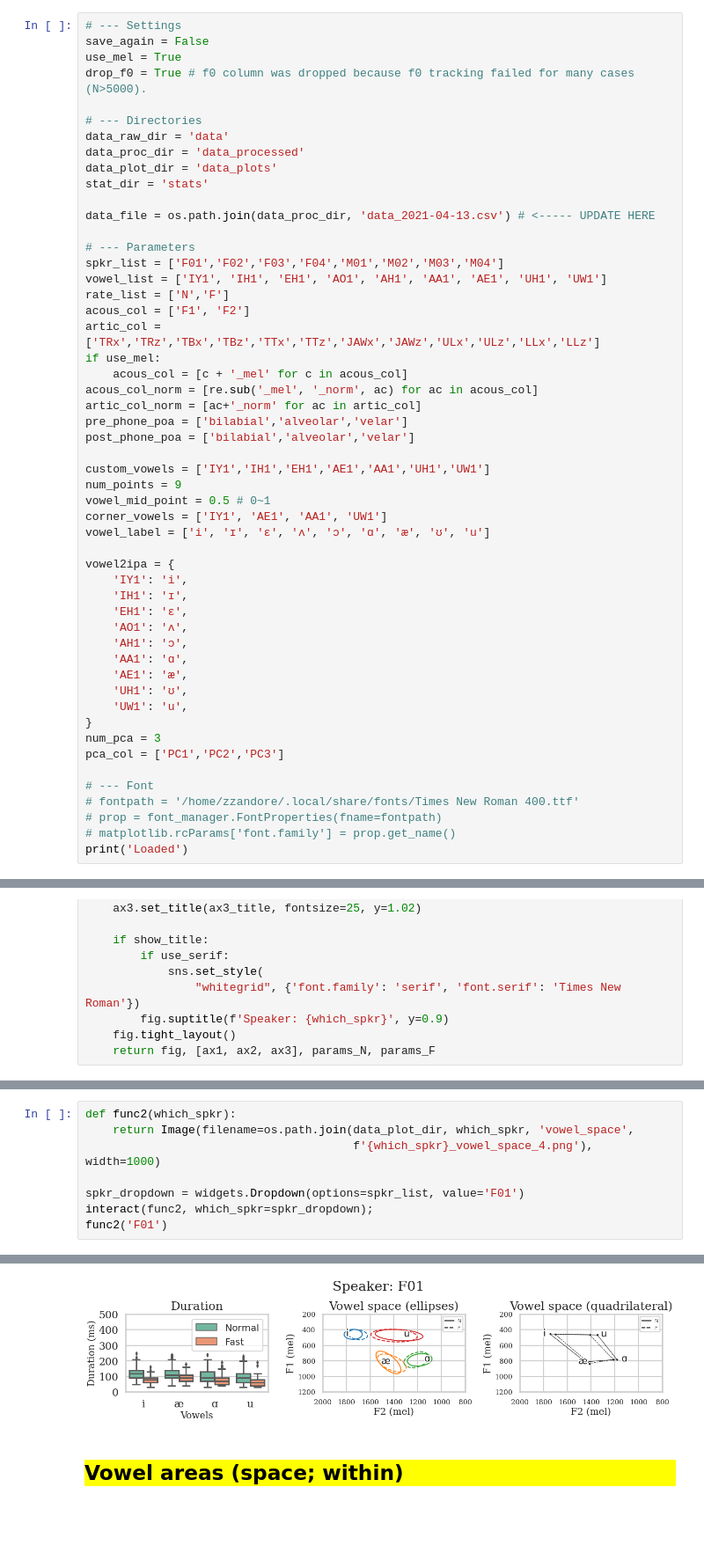
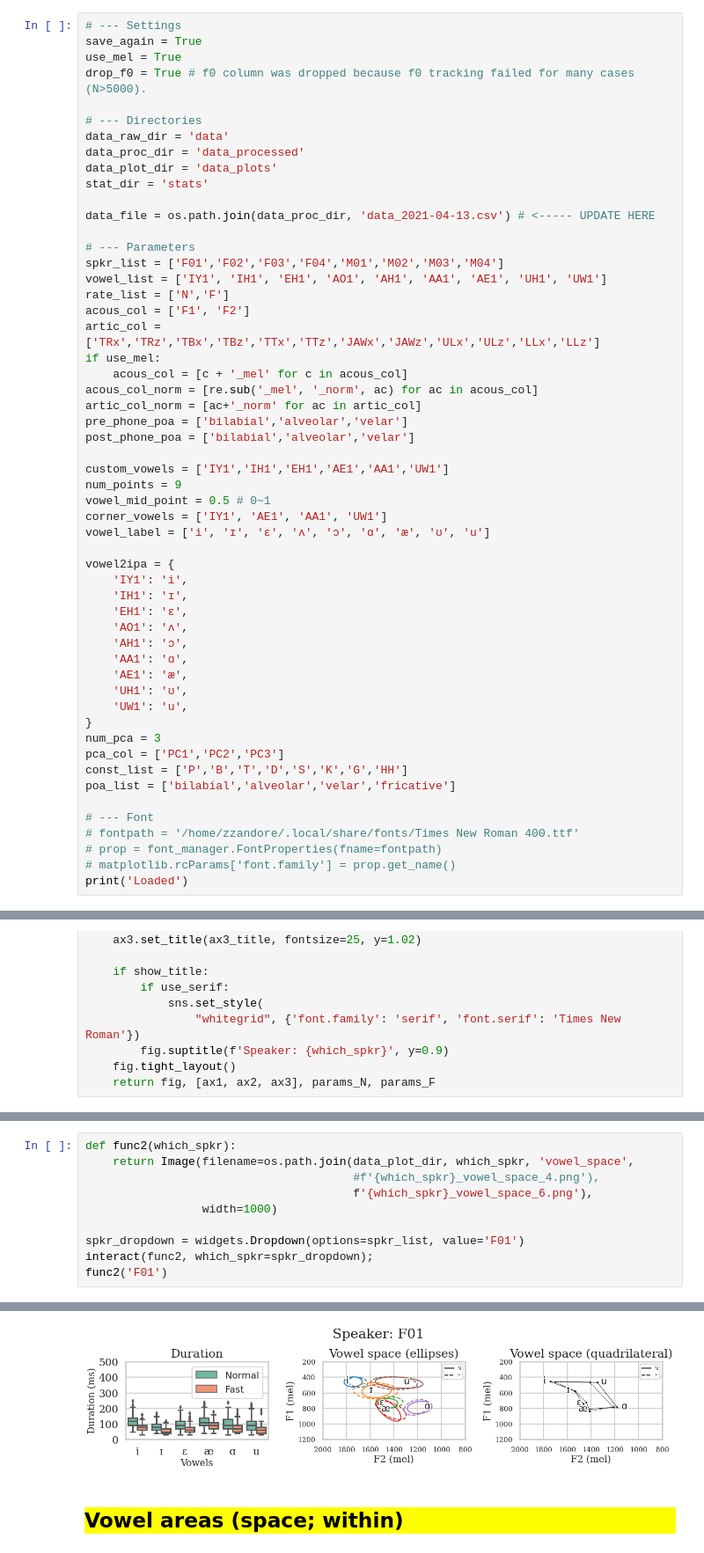
Before and after one commit to jaekookang/Articulatory-Data-Processor, a Jupyter notebook: 1-04_acous_analysis.ipynb, the cells around one changed output, grey strips where cells are left out. Shown: that part at 88% size. Cells and saved outputs as stored; diff of their text form; blank space fills up the shorter version.

Commit message:
update plots

```diff
--- a/1-04_acous_analysis.ipynb
+++ b/1-04_acous_analysis.ipynb
@@ -40,7 +39,7 @@ rand_seed = 0
 ## Settings
 # %%
 # --- Settings
-save_again = False
+save_again = True
 use_mel = True
 drop_f0 = True # f0 column was dropped because f0 tracking failed for many cases (N>5000).
 
@@ -65,7 +64,7 @@ artic_col_norm = [ac+'_norm' for ac in artic_col]
 pre_phone_poa = ['bilabial','alveolar','velar']
 post_phone_poa = ['bilabial','alveolar','velar']
 
-custom_vowels = ['IY1','IH1','EH1','AE1','AA1','UH1','UW1']
+custom_vowels = ['IY1','IH1','EH1','AE1','AA1','UW1']
 num_points = 9
 vowel_mid_point = 0.5 # 0~1
 corner_vowels = ['IY1', 'AE1', 'AA1', 'UW1']
@@ -84,6 +83,8 @@ vowel2ipa = {
 }
 num_pca = 3
 pca_col = ['PC1','PC2','PC3']
+const_list = ['P','B','T','D','S','K','G','HH']
+poa_list = ['bilabial','alveolar','velar','fricative']
 
 # --- Font
 # fontpath = '/home/zzandore/.local/share/fonts/Times New Roman 400.ttf'
@@ -269,14 +268,16 @@ interactive(children=(Dropdown(description='which_spkr', options=('F01', 'F02',
 # %%
 def func2(which_spkr):
     return Image(filename=os.path.join(data_plot_dir, which_spkr, 'vowel_space',
-                                       f'{which_spkr}_vowel_space_4.png'), width=1000)
+                                       #f'{which_spkr}_vowel_space_4.png'),
+                                       f'{which_spkr}_vowel_space_6.png'),
+                 width=1000)
 
 spkr_dropdown = widgets.Dropdown(options=spkr_list, value='F01')
 interact(func2, which_spkr=spkr_dropdown);
 func2('F01')
 # %% [output]
 interactive(children=(Dropdown(description='which_spkr', options=('F01', 'F02', 'F03', 'F04', 'M01', 'M02', 'M…
-[figure, old version]
+[figure, new version]
 # %% [markdown]
 <h2 style="background-color:yellow;color:black">Vowel areas (space; within)</h2>
 # %% [markdown]
```
Also changed, not shown: parts of 12 cells of this notebook, 18 other files.
